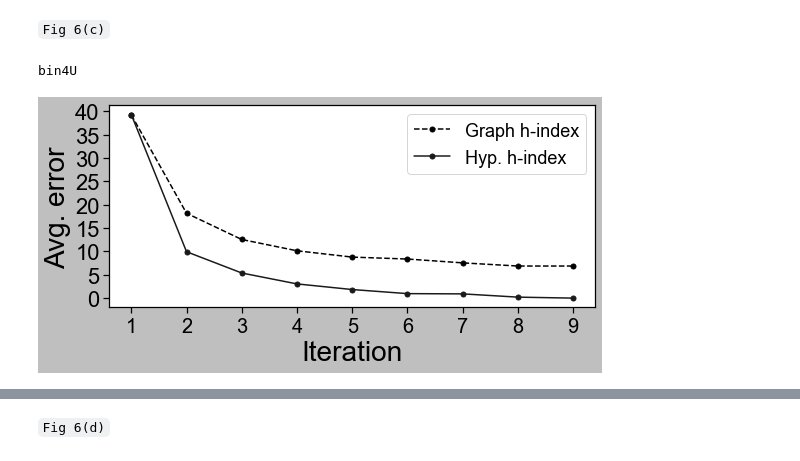
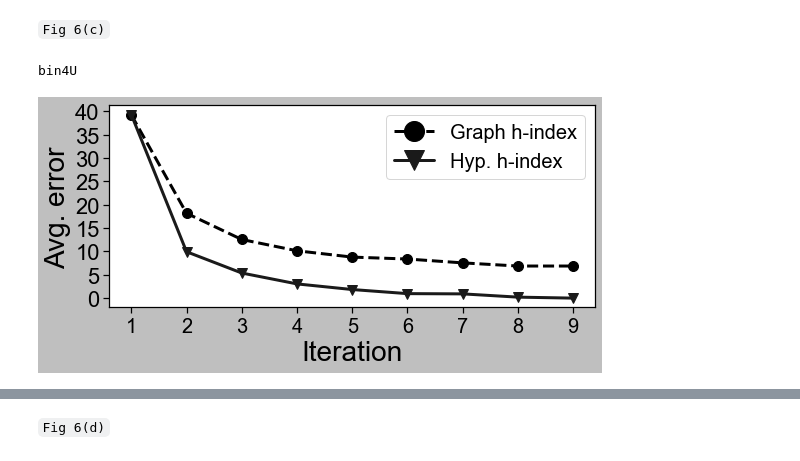
Before and after one commit to toggled/vldbsubmission, a Jupyter notebook: notebooks/plots.ipynb, the cells around one changed output, grey strips where cells are left out. Drawn from its saved outputs; the diff is of its cells as text; code cells hidden in the pictures.

```diff
--- a/notebooks/plots.ipynb
+++ b/notebooks/plots.ipynb
@@ -121,9 +131,9 @@ def read_iterations_hindices(source):
 
 for data in datalist:
     print(data)
-    target = "output/core_Peel_"+data+".csv" # baseline core
-    source = "output/log_Local-core_"+data+".csv" # hypergraph h-index
-    source2 = "output/wrong_core_log_"+data+".csv" # graph h-index
+    target = "../output/core_Peel_"+data+".csv" # baseline core
+    source = "../output/log_Local-core_"+data+".csv" # hypergraph h-index
+    source2 = "../output/wrong_core_log_"+data+".csv" # graph h-index
     target_dict = {} # baseline
     source_dicts = {} # hyp h-index
     source_dicts2 = {} # graph h-index
@@ -237,32 +226,32 @@ IndexError: list index out of range
 # %%
 import matplotlib.pyplot as plt
 from matplotlib.lines import Line2D
 from matplotlib.ticker import MaxNLocator
 import seaborn as sns
 sns.set(rc={'figure.figsize':(8,4)})
 # sns.set_style("whitegrid", {'axes.grid' : False})
 sns.set_style("ticks")
 plt.style.use('grayscale')
 marker_list = [list(Line2D.markers)[0]] + list(Line2D.markers)[2:1+len(datalist)]
 
-i = 4
+i = 3
 data = datalist[i]
 print(good_name_dataset[data])
 X = range(1,len(hypH_errors[data])+1)
 plt.plot(X,grH_errors[data],'.--',marker = marker_list[1], markersize = 10,label='Graph h-index',lw = 3)
 plt.plot(X,hypH_errors[data],marker = marker_list[2],color = 'k', markersize = 10,label='Hyp. h-index',lw = 3)
 
 
 plt.xlabel("Iteration", fontsize=fontsize)
 plt.ylabel("Avg. error",fontsize= fontsize)
 # plt.yscale('log')
 # plt.title(good_name_dataset[data])
 plt.xticks(fontsize=fontsize-8)
 plt.yticks(fontsize=fontsize-6)
 plt.legend(loc = 'best', fontsize=labelsize,markerscale=2)
 plt.tight_layout()
 plt.savefig('../fig/error_hindex_'+good_name_dataset[data]+'.pdf')
 plt.show()
 # %% [output]
 bin4U
-[figure, old version]
+[figure, new version]
```
Also changed, not shown: parts of 20 cells of this notebook, 1 other file.
